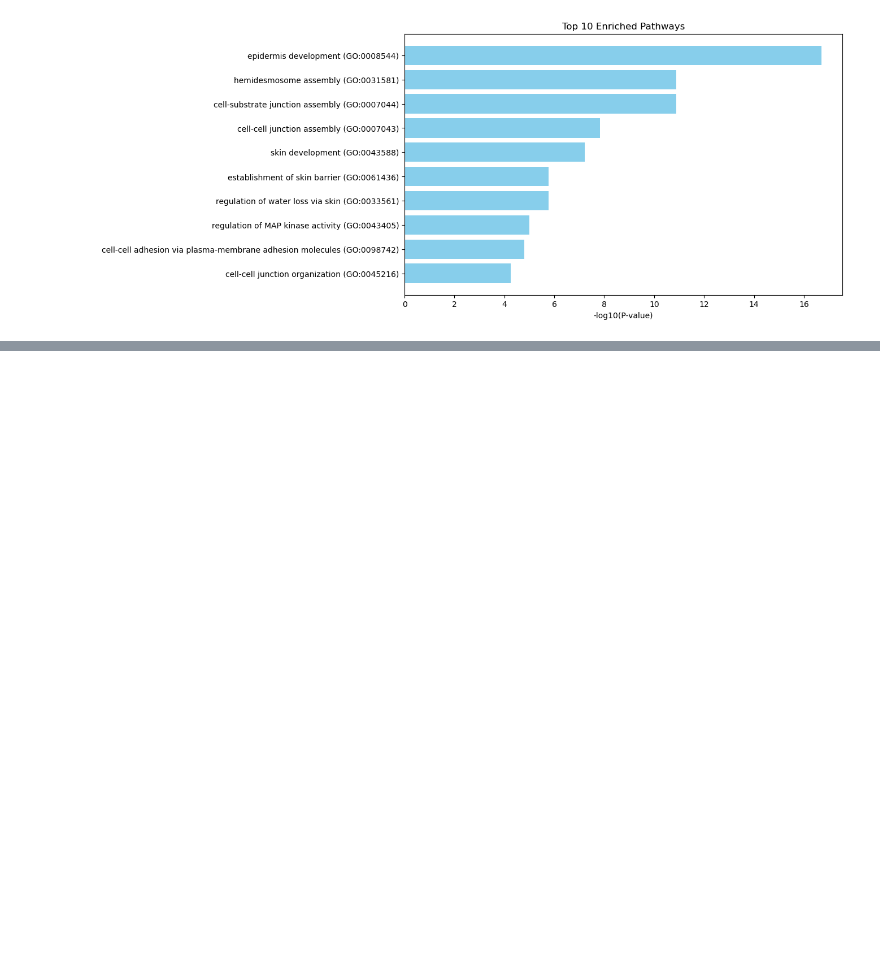
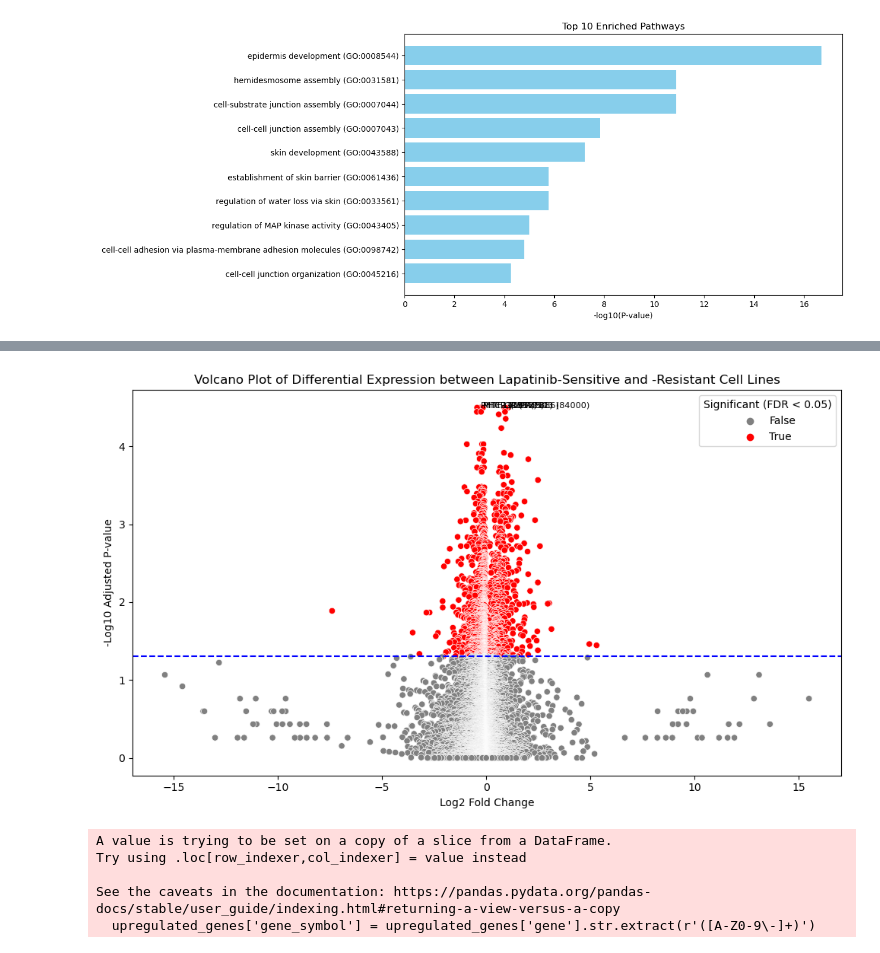
Before and after one commit to DimitraEl/Master-Thesis-2024, a Jupyter notebook: Notebooks/Statistics.ipynb, the cells around one changed output, grey strips where cells are left out. Cells and saved outputs as stored; diff of their text form; code cells hidden in the pictures; blank space fills up the shorter version.

```diff
--- a/Notebooks/Statistics.ipynb
+++ b/Notebooks/Statistics.ipynb
@@ -874,0 +895,17 @@ plt.show()
+# %%
+# Mann–Whitney U test per gene
+results = []
+for gene in gene_cols:
+    x = sensitive[gene].dropna()
+    y = resistant[gene].dropna()
+    if len(x) > 0 and len(y) > 0:
+        stat, p = mannwhitneyu(x, y, alternative='two-sided')
+        log2fc = np.log2(x.mean() + 1e-6) - np.log2(y.mean() + 1e-6)
+        results.append({'gene': gene, 'log2FC': log2fc, 'p_value': p})
+
+# Adjusting p-values
+results_df = pd.DataFrame(results)
+results_df['adj_p_value'] = multipletests(results_df['p_value'], method='fdr_bh')[1]
+
+results_df = results_df.sort_values('adj_p_value')
+results_df.head()
@@ -874,0 +919,25 @@ plt.show()
+# %%
+import matplotlib.pyplot as plt
+import seaborn as sns
+import numpy as np
+
+# Preparing volcano plot
+df_volcano = results_df.copy()
+df_volcano['-log10(adj_p_value)'] = -np.log10(df_volcano['adj_p_value'])
+
+top_hits = df_volcano.sort_values('adj_p_value').head(5)
+
+plt.figure(figsize=(10, 6))
+sns.scatterplot(data=df_volcano, x='log2FC', y='-log10(adj_p_value)', hue=df_volcano['adj_p_value'] < 0.05, palette={True: 'red', False: 'gray'})
+
+plt.axhline(-np.log10(0.05), color='blue', linestyle='--')
+plt.xlabel('Log2 Fold Change')
+plt.ylabel('-Log10 Adjusted P-value')
+for _, row in top_hits.iterrows():
+    plt.text(row['log2FC'], row['-log10(adj_p_value)'], row['gene'], fontsize=8)
+plt.title('Volcano Plot of Differential Expression between Lapatinib-Sensitive and -Resistant Cell Lines')
+plt.legend(title='Significant (FDR < 0.05)')
+plt.tight_layout()
+plt.show()
+# %% [output]
+[figure, added]
@@ -874,0 +950,15 @@ plt.show()
+# %%
+# Filter for upregulated genes in sensitive cells
+upregulated_genes = df_volcano[(df_volcano['adj_p_value'] < 0.05) & (df_volcano['log2FC'] > 0)]
+
+# Extract gene symbols (clean from "GENE (ID)" format if necessary)
+upregulated_genes['gene_symbol'] = upregulated_genes['gene'].str.extract(r'([A-Z0-9\-]+)')
+
+# Convert to list
+gene_list = upregulated_genes['gene_symbol'].dropna().unique().tolist()
+# %% [output]
+A value is trying to be set on a copy of a slice from a DataFrame.
+Try using .loc[row_indexer,col_indexer] = value instead
+
+See the caveats in the documentation: https://pandas.pydata.org/pandas-docs/stable/user_guide/indexing.html#returning-a-view-versus-a-copy
+  upregulated_genes['gene_symbol'] = upregulated_genes['gene'].str.extract(r'([A-Z0-9\-]+)')
```
Also changed, not shown: parts of 18 cells of this notebook.
